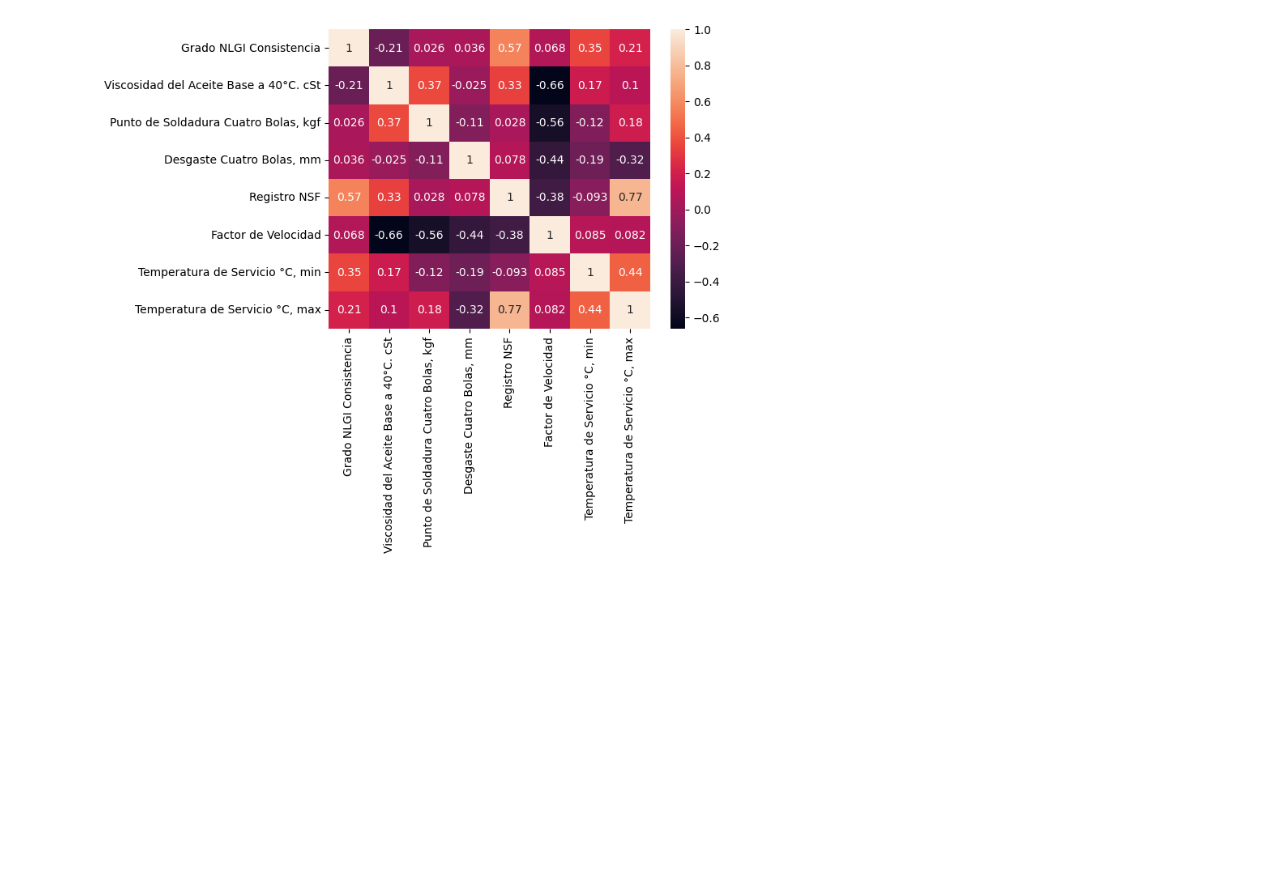
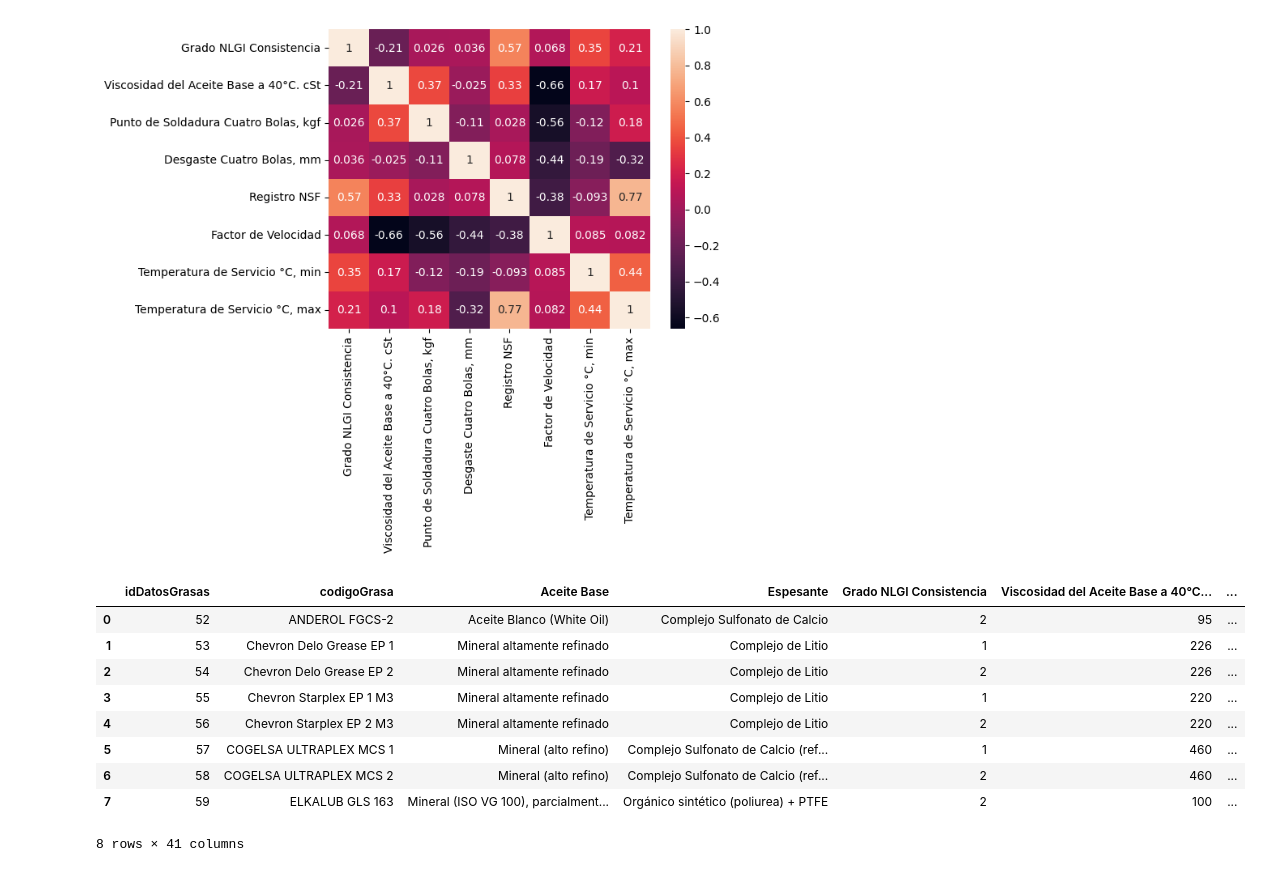
Before and after one commit to luiscarlosmarrufo/reto-interlub, a Jupyter notebook: notebooks/exploration.ipynb, the cells around one changed output. Drawn from its saved outputs; the diff is of its cells as text; code cells hidden in the pictures; blank space fills up the shorter version.

Commit message:
datos pdfs

```diff
--- a/notebooks/exploration.ipynb
+++ b/notebooks/exploration.ipynb
@@ -78,3 +144,17 @@ sns.heatmap(corr_matrix, annot=True)
 plt.show()
 # %% [output]
 [figure]
+# %%
+df_pdf = pd.read_csv("../datos/datos_pdfs.csv")
+df_pdf
+# %% [output]
+|  | idDatosGrasas | codigoGrasa | Aceite Base | Espesante | Grado NLGI Consistencia | Viscosidad del Aceite Base a 40°C... | ... |
+| 0 | 52 | ANDEROL FGCS-2 | Aceite Blanco (White Oil) | Complejo Sulfonato de Calcio | 2 | 95 | ... |
+| 1 | 53 | Chevron Delo Grease EP 1 | Mineral altamente refinado | Complejo de Litio | 1 | 226 | ... |
+| 2 | 54 | Chevron Delo Grease EP 2 | Mineral altamente refinado | Complejo de Litio | 2 | 226 | ... |
+| 3 | 55 | Chevron Starplex EP 1 M3 | Mineral altamente refinado | Complejo de Litio | 1 | 220 | ... |
+| 4 | 56 | Chevron Starplex EP 2 M3 | Mineral altamente refinado | Complejo de Litio | 2 | 220 | ... |
+| 5 | 57 | COGELSA ULTRAPLEX MCS 1 | Mineral (alto refino) | Complejo Sulfonato de Calcio (ref... | 1 | 460 | ... |
+| 6 | 58 | COGELSA ULTRAPLEX MCS 2 | Mineral (alto refino) | Complejo Sulfonato de Calcio (ref... | 2 | 460 | ... |
+| 7 | 59 | ELKALUB GLS 163 | Mineral (ISO VG 100), parcialment... | Orgánico sintético (poliurea) + PTFE | 2 | 100 | ... |
+8 rows × 41 columns
```
Also changed, not shown: parts of 3 cells of this notebook, 2 other files.
